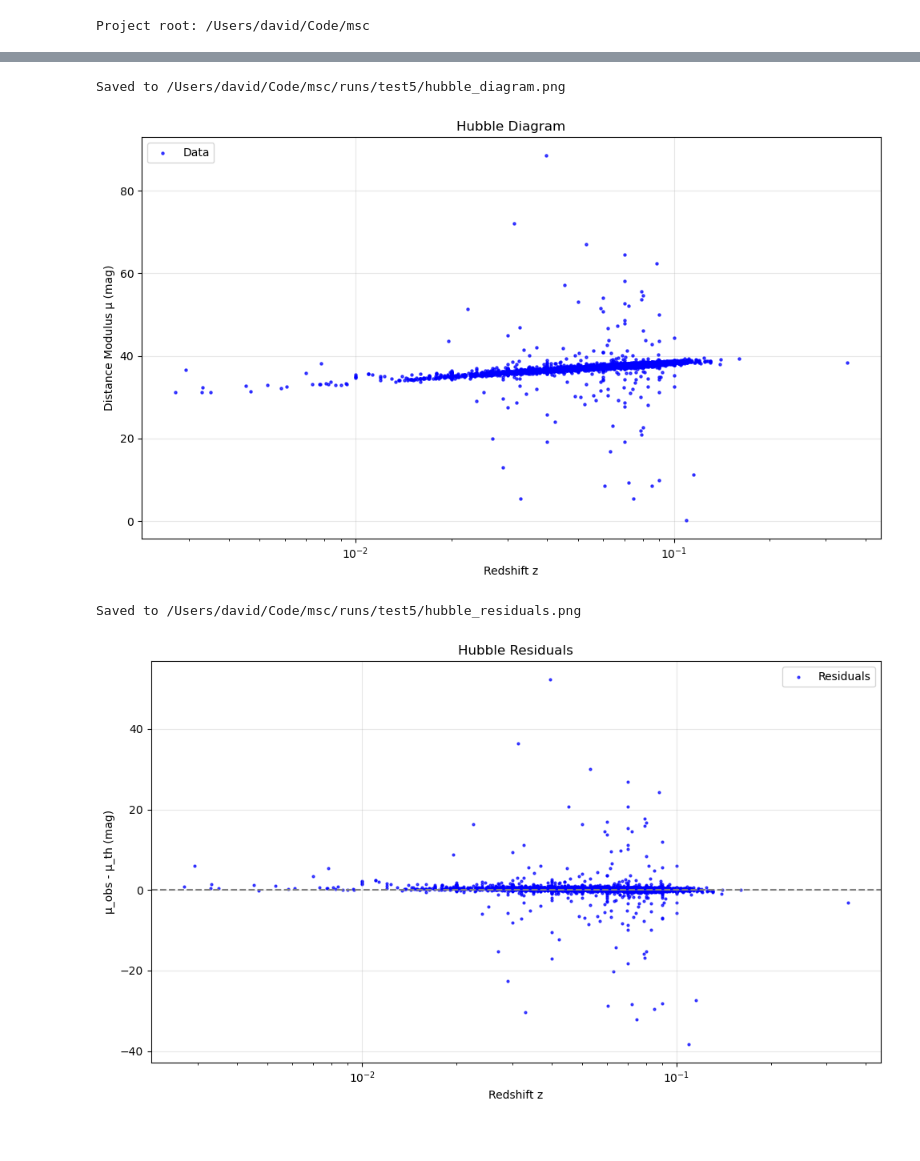
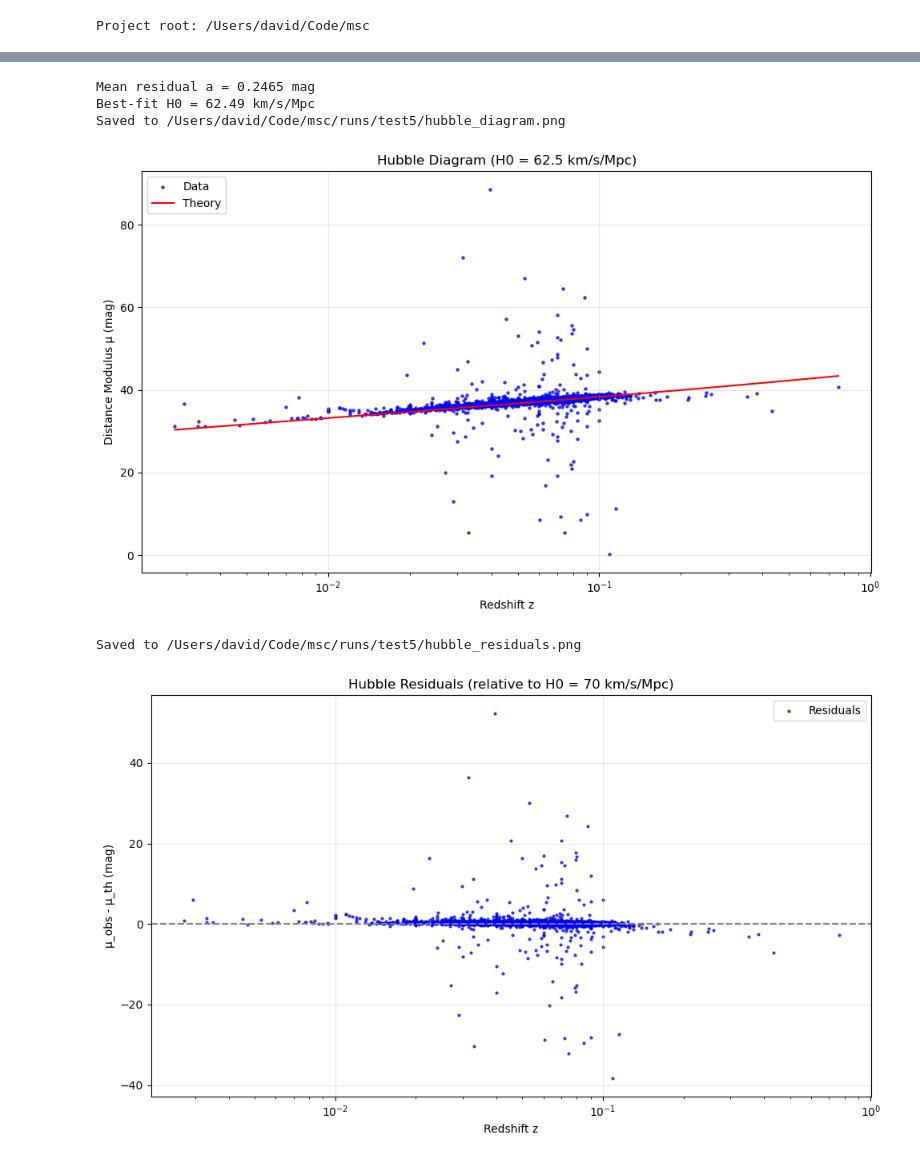
Before and after one commit to heffernan111/msc-dissertation, a Jupyter notebook: src/6_plotHubbleDiagram.ipynb, the cells around one changed output, grey strips where cells are left out. Saved outputs shown, nothing was run; the diff lists cells and outputs as text; code cells hidden in the pictures.

```diff
--- a/src/6_plotHubbleDiagram.ipynb
+++ b/src/6_plotHubbleDiagram.ipynb
@@ -21,16 +21,15 @@ if not distance_process_path.exists():
 df = pd.read_csv(distance_process_path)
 print(df.head())
 
-# ztf_cleansed_path = project_root / "ztf_cleansed.csv"
-# ztf_df = pd.read_csv(ztf_cleansed_path)
-# z_from_ztf = df["ztf_id"].map(ztf_df.set_index("ZTFID")["redshift"])
-# df["host_redshift"] = z_from_ztf.fillna(df["host_redshift"])
-# df["host_redshift"] = pd.to_numeric(df["host_redshift"], errors="coerce")
+ztf_cleansed_path = project_root / "ztf_cleansed.csv"
+ztf_df = pd.read_csv(ztf_cleansed_path)
 
-# Filter to z > 0 and sort by redshift for plotting
-# dfp = df[df["host_redshift"] > 0].sort_values("host_redshift").copy()
-# # Drop invalid rows for distance moduli or residuals
-valid = np.isfinite(dfp["mu_obs"]) & np.isfinite(dfp["host_redshift"])
+
+df["z_plot"] = df["ztf_id"].map(ztf_df.set_index("ZTFID")["redshift"])
+df["z_plot"] = pd.to_numeric(df["z_plot"], errors="coerce")
+
+dfp = df.sort_values("host_redshift").copy()
+valid = (np.isfinite(dfp["mu_obs"]) & np.isfinite(dfp["host_redshift"]) & (dfp["host_redshift"] > 0))
 dfp = dfp.loc[valid]
 if len(dfp) < len(df):
     print(f"Dropped {len(df) - len(dfp)} rows")
@@ -63,47 +61,74 @@ Loaded 4998 objects from /Users/david/Code/msc/runs/test5/distance_process.csv
 z_data = dfp["host_redshift"].to_numpy()
 mu_obs = dfp["mu_obs"].to_numpy()
 
-# Smooth z grid for theory curves
-z_min = max(1e-4, z_data.min() * 0.9)
-z_max = z_data.max() * 1.1
-z_smooth = np.linspace(z_min, z_max, 300)
-
 # Hubble diagram
 plt.figure(figsize=(10, 6))
-
-plt.scatter(dfp["host_redshift"], mu_obs, label="Data", color="blue", s=5, zorder=5, alpha=0.7)
+plt.scatter(dfp["host_redshift"], dfp["mu_obs"], color="blue", s=5, alpha=0.7, label="Data")
 plt.xscale("log")
 plt.xlabel("Redshift z")
 plt.ylabel("Distance Modulus μ (mag)")
-plt.title("Hubble Diagram")
-plt.legend(loc='upper left')
+
+
+# https://docs.astropy.org/en/latest/api/astropy.cosmology.FlatLambdaCDM.html#astropy.cosmology.FlatLambdaCDM.distmod
+def mu_theory(z, H0=70.0, Om0=0.3):
+    cosmo = FlatLambdaCDM(H0=H0, Om0=Om0)
+    return cosmo.distmod(z).value
+
+
+z_data = dfp["host_redshift"].values   # redshifts
+mu_obs = dfp["mu_obs"].values          # observed distance moduli
+H0_ref = 70.0
+
+# Theoretical distance modulus at reference H0
+mu_ref = mu_theory(z_data, H0=H0_ref)
+
+
+# Residuals: \[\Delta \mu_i \;=\; \mu_{\mathrm{obs},i} \;-\; \mu_{\mathrm{ref}}(z_i)\]
+delta = mu_obs - mu_ref
+# Weights
+w = np.ones_like(delta)
+
+# Hubble intercept
+a = np.sum(w * delta) / np.sum(w)
+
+# H0 = H0_ref × 10^(−a/5)
+H0_best = H0_ref * 10**(-a / 5.0)
+print(f"Mean residual a = {a:.4f} mag")
+print(f"Best-fit H0 = {H0_best:.2f} km/s/Mpc")
+
+
+plt.title(f"Hubble Diagram (H0 = {H0_best:.1f} km/s/Mpc)")
+plt.plot(dfp["host_redshift"], mu_ref, color="red", label="Theory")
+plt.legend(loc="upper left")
 plt.grid(True, alpha=0.3)
 plt.tight_layout()
 
 out_path = run_folder / "hubble_diagram.png"
 plt.savefig(out_path, dpi=150)
 print(f"Saved to {out_path}")
 plt.show()
 
 resid_best = dfp["resid"].to_numpy()
 
 plt.figure(figsize=(10, 6))
 plt.axhline(0, color="gray", ls="--")
-plt.scatter(dfp["host_redshift"], resid_best, label="Residuals", color="blue", s=4, alpha=0.7)
+plt.scatter(dfp["host_redshift"], dfp["resid"], color="blue", s=4, alpha=0.7, label="Residuals")
 plt.xscale("log")
 plt.xlabel("Redshift z")
 plt.ylabel("μ_obs - μ_th (mag)")
-plt.title("Hubble Residuals")
+plt.title("Hubble Residuals (relative to H0 = 70 km/s/Mpc)")
 plt.legend()
 plt.grid(True, alpha=0.3)
 plt.tight_layout()
 
 resid_path = run_folder / "hubble_residuals.png"
 plt.savefig(resid_path, dpi=150)
 print(f"Saved to {resid_path}")
 plt.show()
 # %% [output]
+Mean residual a = 0.2465 mag
+Best-fit H0 = 62.49 km/s/Mpc
 Saved to /Users/david/Code/msc/runs/test5/hubble_diagram.png
-[figure, old version]
+[figure, new version]
 Saved to /Users/david/Code/msc/runs/test5/hubble_residuals.png
-[figure, old version]
+[figure, new version]
```
Also changed, not shown: parts of 1 cell of this notebook, 1 other file.
